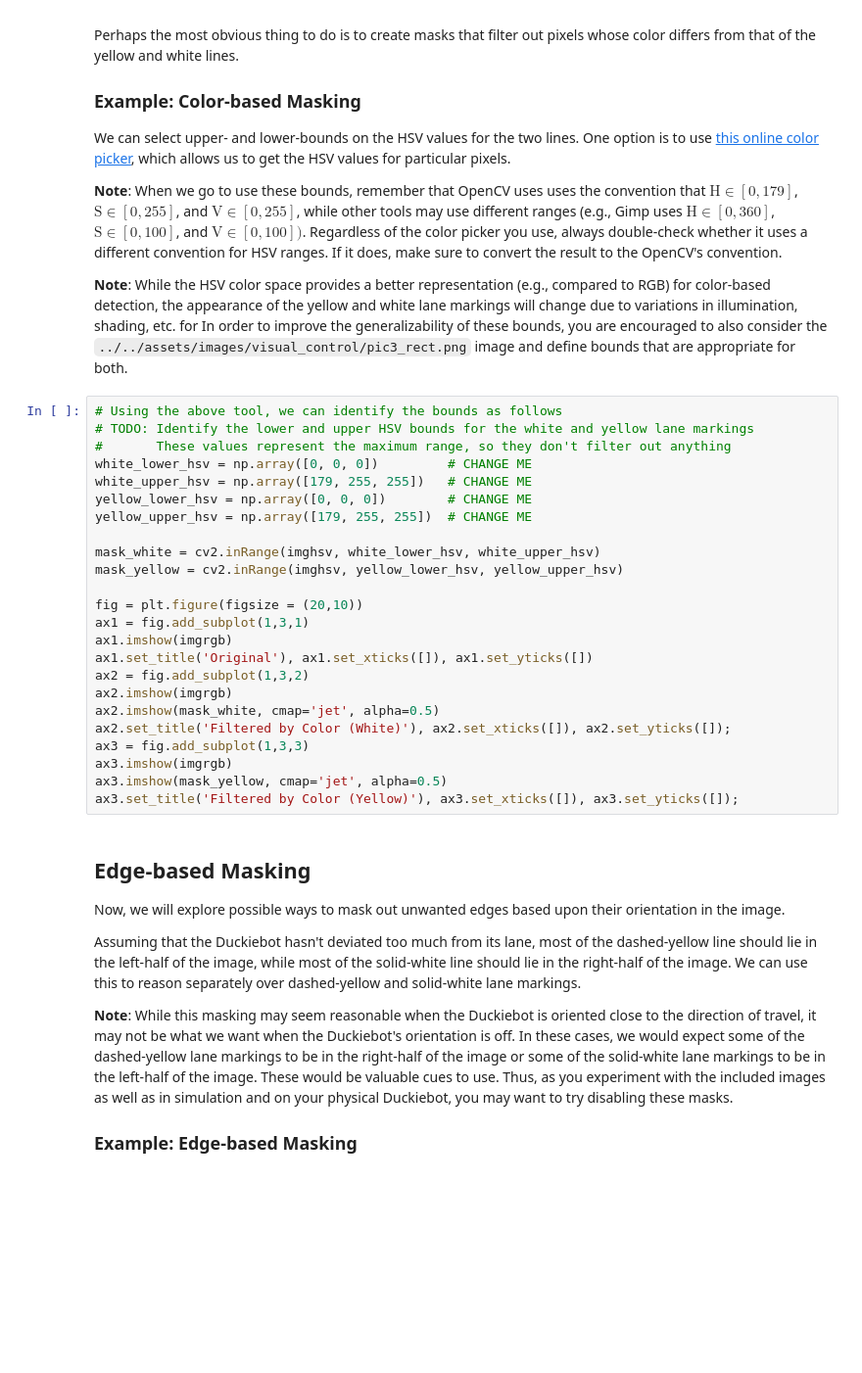
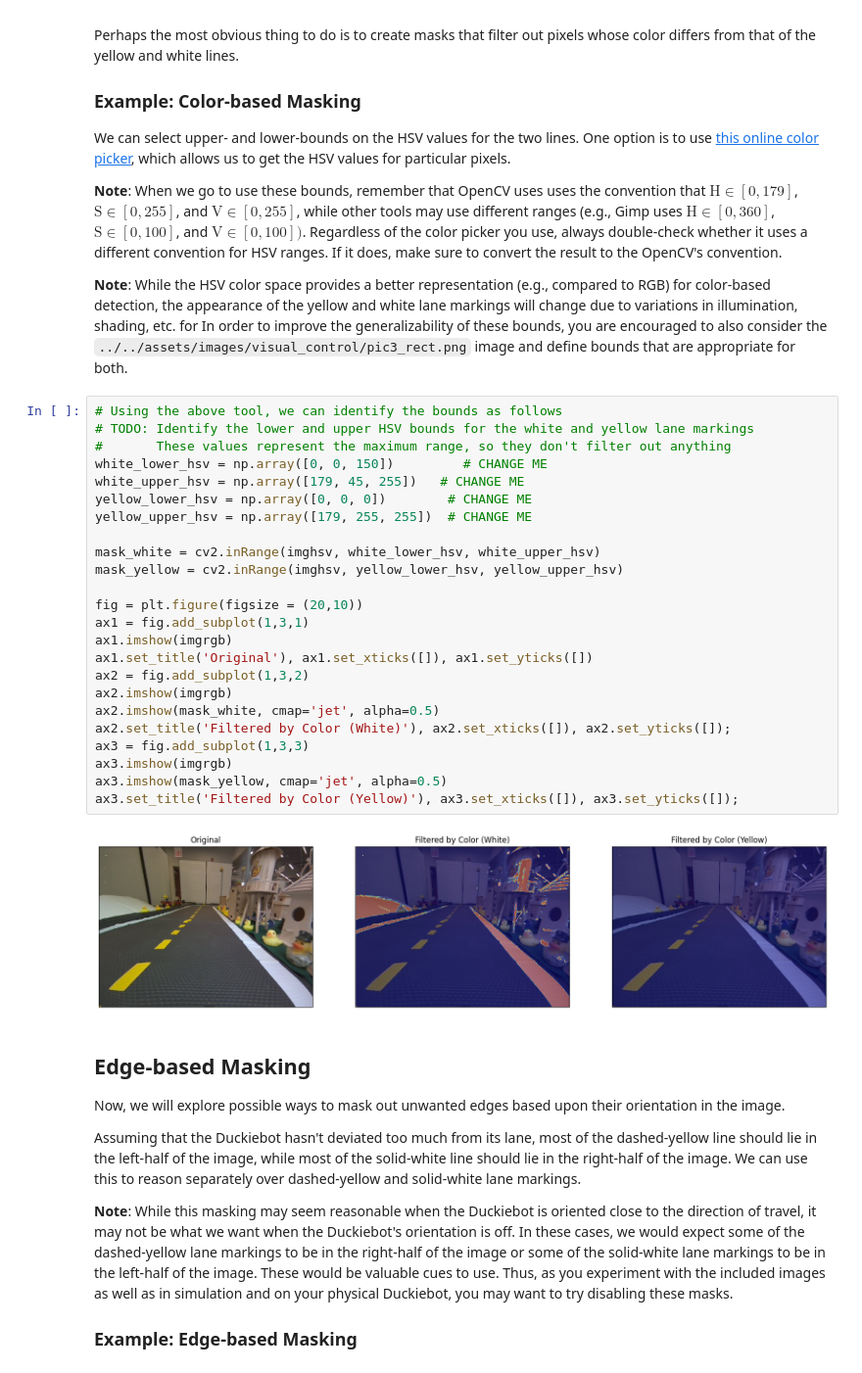
Before and after one commit to colingrover/duckietown-lx, a Jupyter notebook: visual-lane-servoing/notebooks/05-Visual-Servoing/visual_servoing_activity.ipynb, the cells around one changed output. Shown at 98% size. Cells and saved outputs as stored; diff of their text form; blank space fills up the shorter version.

Commit message:
White HSV done

```diff
--- a/visual-lane-servoing/notebooks/05-Visual-Servoing/visual_servoing_activity.ipynb
+++ b/visual-lane-servoing/notebooks/05-Visual-Servoing/visual_servoing_activity.ipynb
@@ -252,27 +262,29 @@ We can select upper- and lower-bounds on the HSV values for the two lines. One o
 # %%
 # Using the above tool, we can identify the bounds as follows
 # TODO: Identify the lower and upper HSV bounds for the white and yellow lane markings
 #       These values represent the maximum range, so they don't filter out anything
-white_lower_hsv = np.array([0, 0, 0])         # CHANGE ME
-white_upper_hsv = np.array([179, 255, 255])   # CHANGE ME
+white_lower_hsv = np.array([0, 0, 150])         # CHANGE ME
+white_upper_hsv = np.array([179, 45, 255])   # CHANGE ME
 yellow_lower_hsv = np.array([0, 0, 0])        # CHANGE ME
 yellow_upper_hsv = np.array([179, 255, 255])  # CHANGE ME
 
 mask_white = cv2.inRange(imghsv, white_lower_hsv, white_upper_hsv)
 mask_yellow = cv2.inRange(imghsv, yellow_lower_hsv, yellow_upper_hsv)
 
 fig = plt.figure(figsize = (20,10))
 ax1 = fig.add_subplot(1,3,1)
 ax1.imshow(imgrgb)
 ax1.set_title('Original'), ax1.set_xticks([]), ax1.set_yticks([])
 ax2 = fig.add_subplot(1,3,2)
 ax2.imshow(imgrgb)
 ax2.imshow(mask_white, cmap='jet', alpha=0.5)
 ax2.set_title('Filtered by Color (White)'), ax2.set_xticks([]), ax2.set_yticks([]);
 ax3 = fig.add_subplot(1,3,3)
 ax3.imshow(imgrgb)
 ax3.imshow(mask_yellow, cmap='jet', alpha=0.5)
 ax3.set_title('Filtered by Color (Yellow)'), ax3.set_xticks([]), ax3.set_yticks([]);
+# %% [output]
+[figure, added]
 # %% [markdown]
 ## Edge-based Masking
 
```
Also changed, not shown: parts of 5 cells of this notebook.
